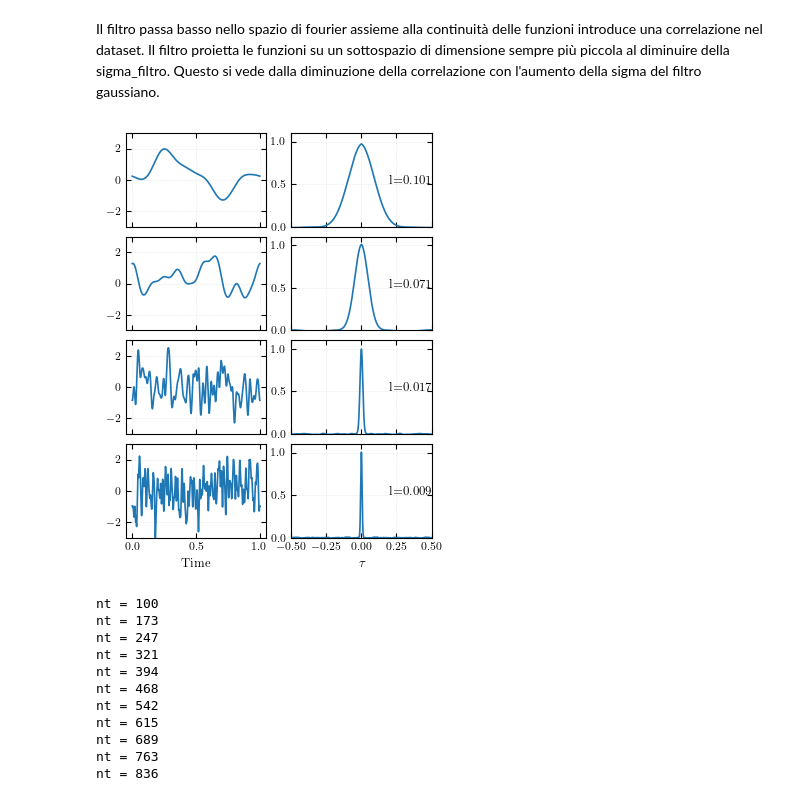
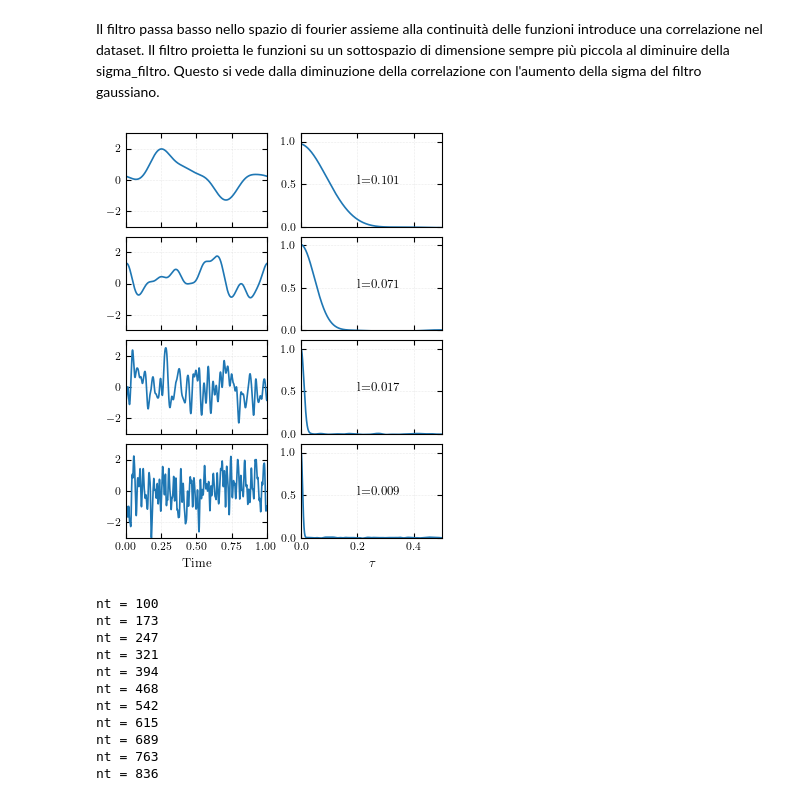
Before and after one commit to Sparisi01/RPM_implementation, a Jupyter notebook: test_random_function_generator.ipynb, the cells around one changed output. Drawn from its saved outputs; the diff is of its cells as text; code cells hidden in the pictures.

```diff
--- a/test_random_function_generator.ipynb
+++ b/test_random_function_generator.ipynb
@@ -78,35 +78,36 @@ for l in l_array:
     generator.l = l
 
     for i in range(Nf):
         f_array[i,:] = generator.generate_from_white_noise()
         var_array[i] = np.var(f_array[i])
         correlations_array[i,:] = signal.correlate(f_array[i,:], f_array[i,:], mode="same", method="fft") / nt
 
     variance_correlation = np.var(np.mean(correlations_array, axis=0))
 
     lag_array = t_array - Tf/2
 
     axes[index_axes][1].plot(lag_array, np.mean(correlations_array, axis=0))
     axes[index_axes][1].grid()
     axes[index_axes][1].set_ylim([0,1.1])
-    axes[index_axes][1].set_xlim([- Tf/2,Tf/2])
+    axes[index_axes][1].set_xlim([0,Tf/2])
 
     # Plot estimate of l
     axes[index_axes][1].text(0.2,0.5,f"l={variance_correlation:.3f}")
 
     axes[index_axes][0].plot(t_array, f_array[0,:])
     axes[index_axes][0].grid()
     axes[index_axes][0].set_ylim([-3,3])
+    axes[index_axes][0].set_xlim([0,Tf])
 
     index_axes = index_axes + 1
 
 axes[3][0].set_xlabel("Time")
 axes[3][1].set_xlabel(r"$\tau$")
 
 plt.savefig("assets/test_generatore_da_white_noise.pdf")
 plt.show()
 # %% [output]
-[figure, old version]
+[figure, new version]
 # %%
 # Plot complessità computazionale
 import time
```
Also changed, not shown: parts of 2 cells of this notebook, 16 other files.
